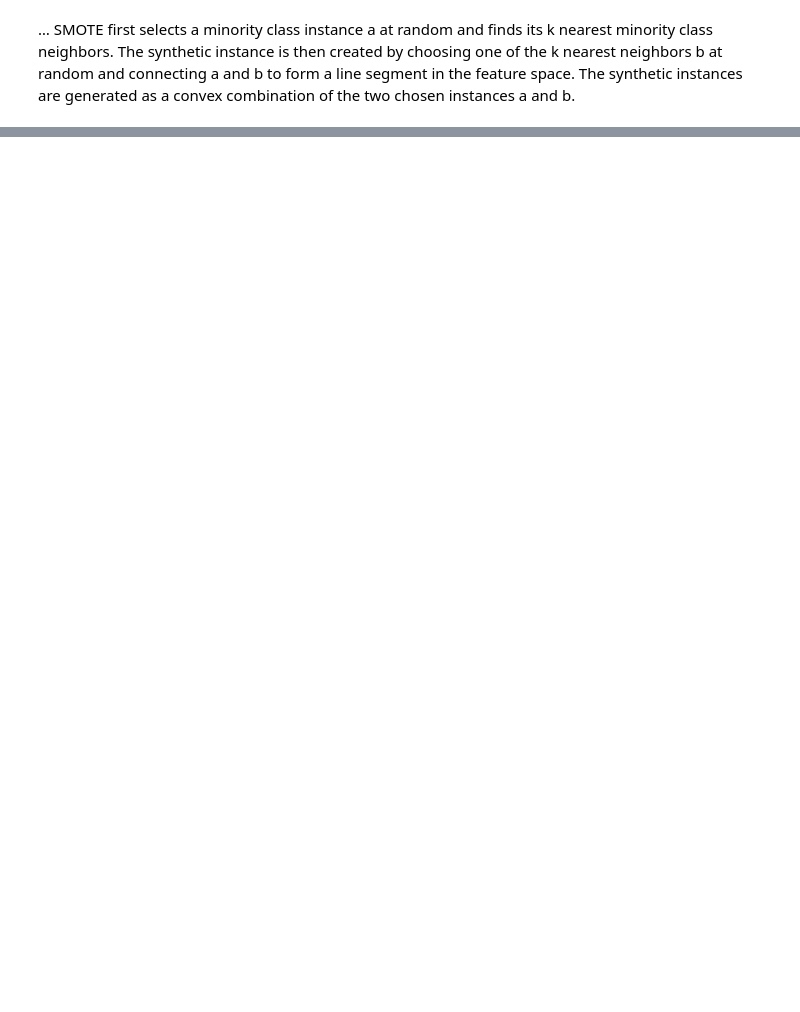
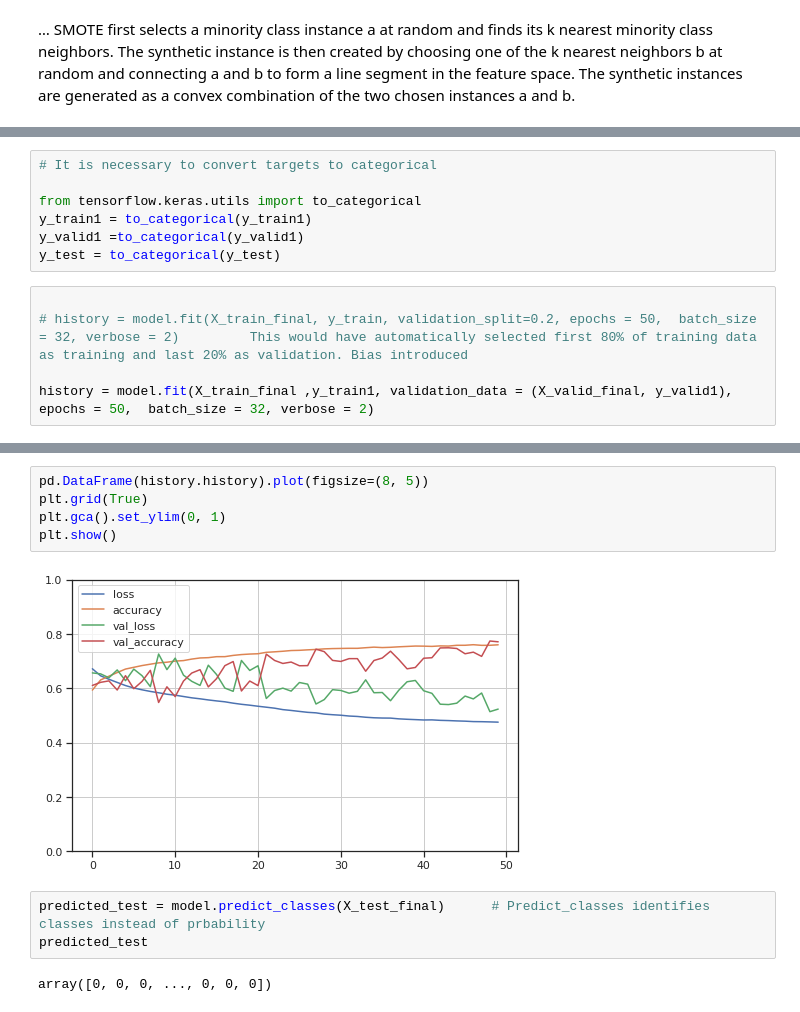
Before and after one commit to AbdallaElbedwihi/Loan-default----oversampling, a Jupyter notebook: Python_Practice.ipynb, the cells around one changed output, grey strips where cells are left out. Cells and saved outputs as stored; diff of their text form; blank space fills up the shorter version.

```diff
--- a/Python_Practice.ipynb
+++ b/Python_Practice.ipynb
@@ -749,0 +987,12 @@ NameError: ignored
+# %%
+# It is necessary to convert targets to categorical
+
+from tensorflow.keras.utils import to_categorical
+y_train1 = to_categorical(y_train1)
+y_valid1 =to_categorical(y_valid1)
+y_test = to_categorical(y_test)
+# %%
+
+# history = model.fit(X_train_final, y_train, validation_split=0.2, epochs = 50,  batch_size = 32, verbose = 2)         This would have automatically selected first 80% of training data as training and last 20% as validation. Bias introduced
+
+history = model.fit(X_train_final ,y_train1, validation_data = (X_valid_final, y_valid1), epochs = 50,  batch_size = 32, verbose = 2)
@@ -749,0 +1017,12 @@ NameError: ignored
+# %%
+pd.DataFrame(history.history).plot(figsize=(8, 5))
+plt.grid(True)
+plt.gca().set_ylim(0, 1)
+plt.show()
+# %% [output]
+[figure, added]
+# %%
+predicted_test = model.predict_classes(X_test_final)      # Predict_classes identifies classes instead of prbability
+predicted_test
+# %% [output]
+array([0, 0, 0, ..., 0, 0, 0])
```
Also changed, not shown: parts of 52 cells of this notebook.
